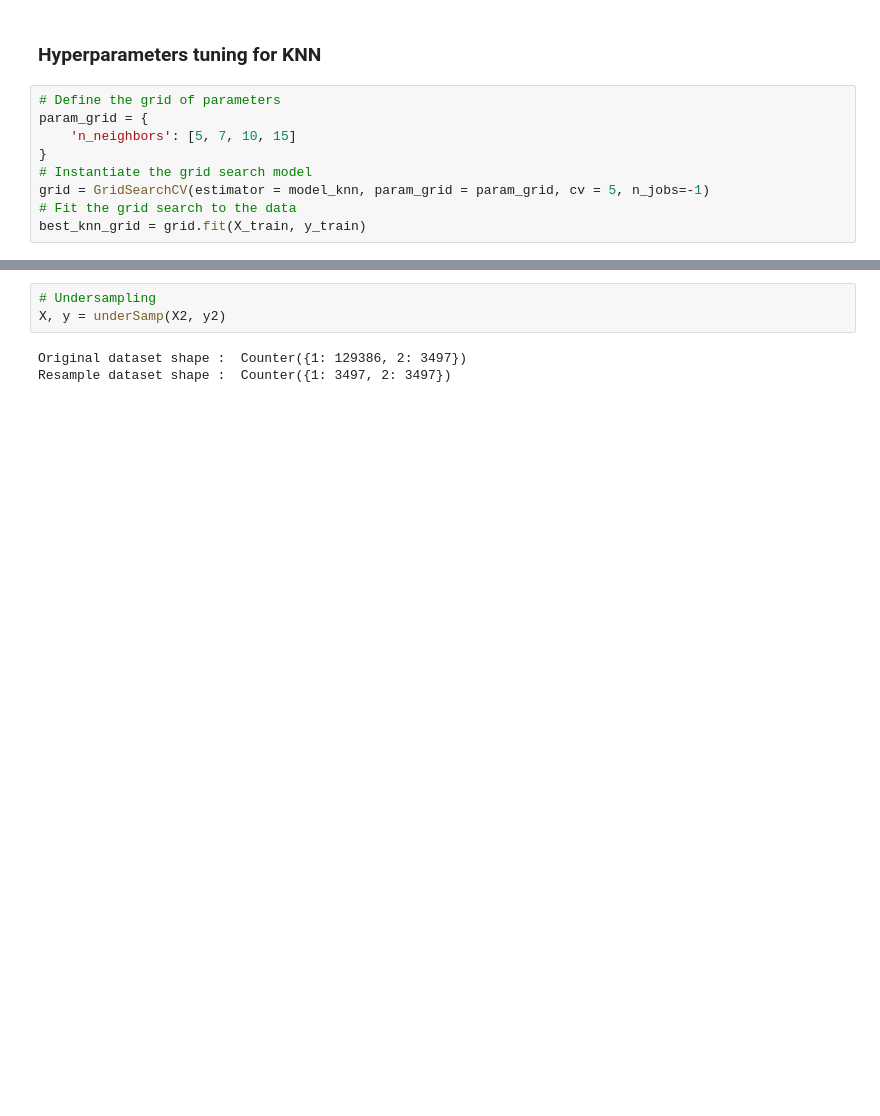
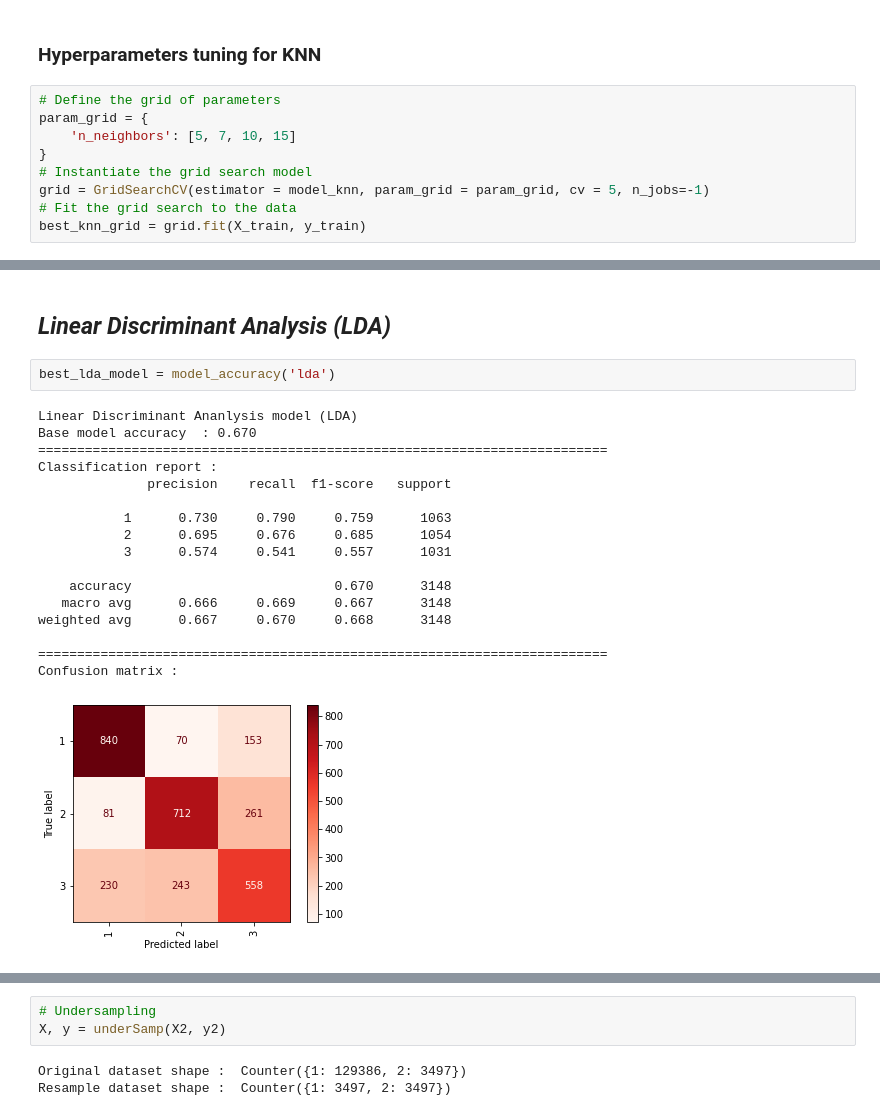
Before and after one commit to htsull/Algo_Python_Class_Project, a Jupyter notebook: Algo_python_accidents.ipynb, the cells around one changed output, grey strips where cells are left out. Drawn from its saved outputs; the diff is of its cells as text; blank space fills up the shorter version.

```diff
--- a/Algo_python_accidents.ipynb
+++ b/Algo_python_accidents.ipynb
@@ -717,0 +819,22 @@ Confusion matrix :
+# %% [markdown]
+## *Linear Discriminant Analysis (LDA)* <a id = "sec5.4"></a>
+# %%
+best_lda_model = model_accuracy('lda')
+# %% [output]
+Linear Discriminant Ananlysis model (LDA)
+Base model accuracy  : 0.670
+=========================================================================
+Classification report :
+              precision    recall  f1-score   support
+
+           1      0.730     0.790     0.759      1063
+           2      0.695     0.676     0.685      1054
+           3      0.574     0.541     0.557      1031
+
+    accuracy                          0.670      3148
+   macro avg      0.666     0.669     0.667      3148
+weighted avg      0.667     0.670     0.668      3148
+
+=========================================================================
+Confusion matrix :
+[figure, added]
```
Also changed, not shown: parts of 72 cells of this notebook.
